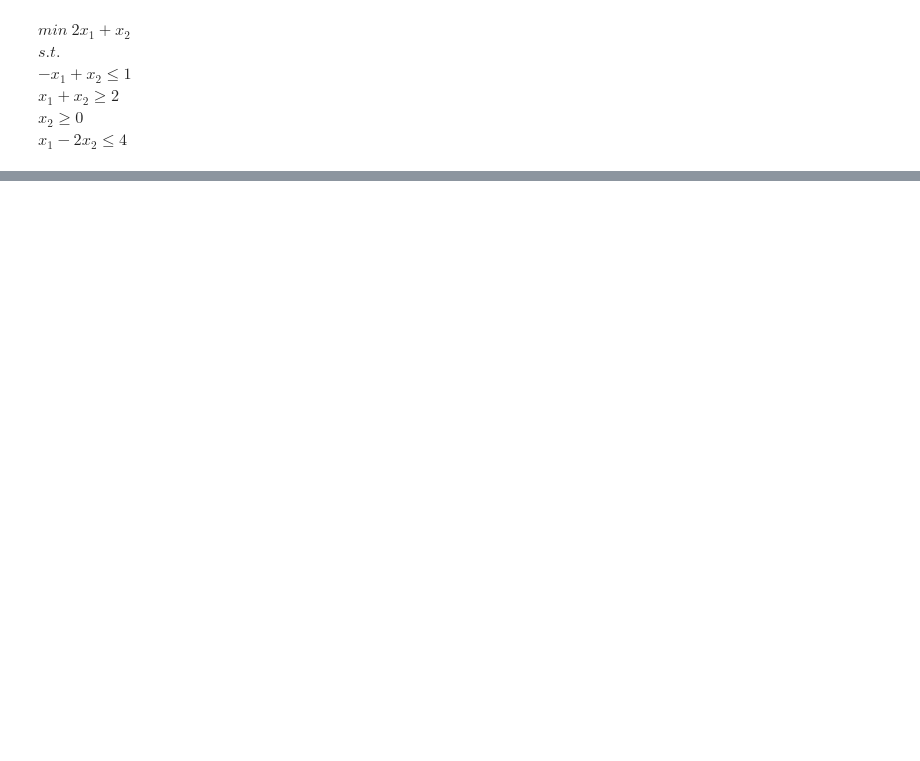
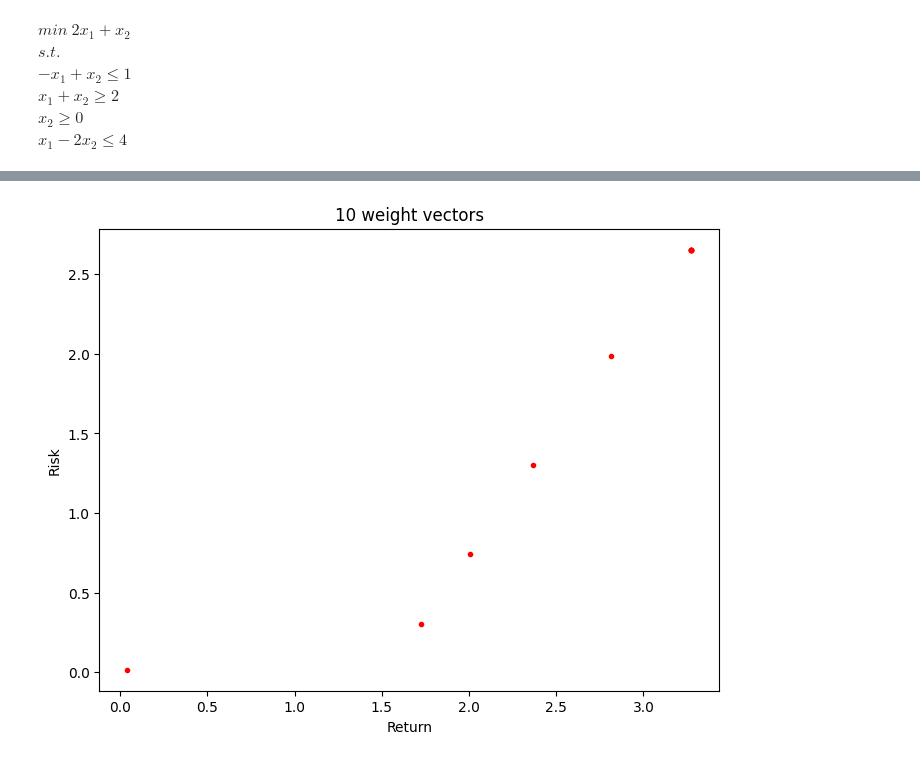
Before and after one commit to alessandro1802/moo, a Jupyter notebook: lab1.ipynb, the cells around one changed output, grey strips where cells are left out. Cells and saved outputs as stored; diff of their text form; code cells hidden in the pictures; blank space fills up the shorter version.

```diff
--- a/lab1.ipynb
+++ b/lab1.ipynb
@@ -100,0 +242,2 @@ print(solLP['primal objective'])
+# %%
+risk_matrix = [[np.cov(np.stack((stock_data[i].datay, stock_data[j].datay), axis=0))[0][1]  for i in range(len(stock_data))] for j in range(len(stock_data))]
@@ -100,0 +301,14 @@ print(solLP['primal objective'])
+# %%
+weights = [0.0, 1.0]
+
+Q = 2.0 * matrix([[weights[0] * risk_matrix[i][j] for i in range(len(stock_data))] for j in range(len(stock_data))])
+c = matrix([-weights[1] * float(i.increase) for i in stock_data])
+G = matrix([[0.0 if j!=i else -1.0 for j in range(len(stock_data)) ] for i in range(len(stock_data))])
+h = matrix([0.0 for i in stock_data])
+A = matrix([1.0 for j in range(len(stock_data))], (1,len(stock_data)))
+b = matrix(1.0)
+
+solLP = solvers.qp(Q, c, G, h, A, b)
+
+print(solLP['x'])
+print(solLP['primal objective'])
@@ -100,0 +335,65 @@ print(solLP['primal objective'])
+# %%
+for splits in [10.0, 100.0, 200.0, 500.0, 1000.0]:
+    weight_vector = []
+    factor = 1.0 / splits
+    value = 0.0
+    for i in range(int(splits) + 1):
+        weight_vector.append([value, round(1.0 - value, 3)])
+        value = round(value + factor, 3)
+
+    result=[]
+    for weights in weight_vector:
+        Q = 2 * matrix([[weights[0] * risk_matrix[i][j] for i in range(len(stock_data))] for j in range(len(stock_data))])
+        c = matrix([-weights[1] * float(i.increase) for i in stock_data])
+        G = matrix([[0.0 if j != i else -1.0 for j in range(len(stock_data))] for i in range(len(stock_data))])
+        h = matrix([0.0 for i in stock_data])
+        A = matrix([1.0 for j in range(len(stock_data))], (1, len(stock_data)))
+        b = matrix(1.0)
+
+        solLP = solvers.qp(Q, c, G, h, A, b)
+
+        f = list(solLP['x'])
+        print(solLP['primal objective'])
+        result.append([
+                sum([float(stock_data[i].increase) * f[i] for i in range(len(stock_data))]),
+                sum([sum(risk_matrix[i]) * f[i] for i in range(len(stock_data))]),
+            ])
+    x=[]
+    y=[]
+    for i in result:
+        x.append(i[0])
+        y.append(i[1])
+
+    return_v = min(x) / (max(x)-min(x))
+    risk_v = min(y) / (max(y)-min(y))
+    result=[]
+    for weights in weight_vector:
+        Q = 2.0 * matrix([[weights[0] * risk_v * risk_matrix[i][j] for i in range(len(stock_data))] for j in range(len(stock_data))])
+        c = matrix([-weights[1] * risk_v * float(i.increase) for i in stock_data])
+        G = matrix([[0.0 if j != i else -1.0 for j in range(len(stock_data))] for i in range(len(stock_data))])
+        h = matrix([0.0 for i in stock_data])
+        A = matrix([1.0 for j in range(len(stock_data))], (1, len(stock_data)))
+        b = matrix(1.0)
+
+        solLP = solvers.qp(Q, c, G, h, A, b)
+
+        f = list(solLP['x'])
+        print(solLP['primal objective'])
+
+        result.append([
+                sum([float(stock_data[i].increase) * f[i] for i in range(len(stock_data))]),
+                sum([sum(risk_matrix[i]) * f[i] for i in range(len(stock_data))]),
+            ])
+    x=[]
+    y=[]
+    for i in result:
+        x.append(i[0])
+        y.append(i[1])
+    f, ax = plt.subplots(1, 1, figsize=(8, 6))
+
+    ax.plot(x, y, '.r')
+    ax.set_title(f"{int(splits)} weight vectors")
+    ax.set_xlabel('Return')
+    ax.set_ylabel('Risk')
+    plt.show()
+# %% [output]
@@ -100,0 +417 @@ print(solLP['primal objective'])
+[figure, added]
```
Also changed, not shown: parts of 28 cells of this notebook.
